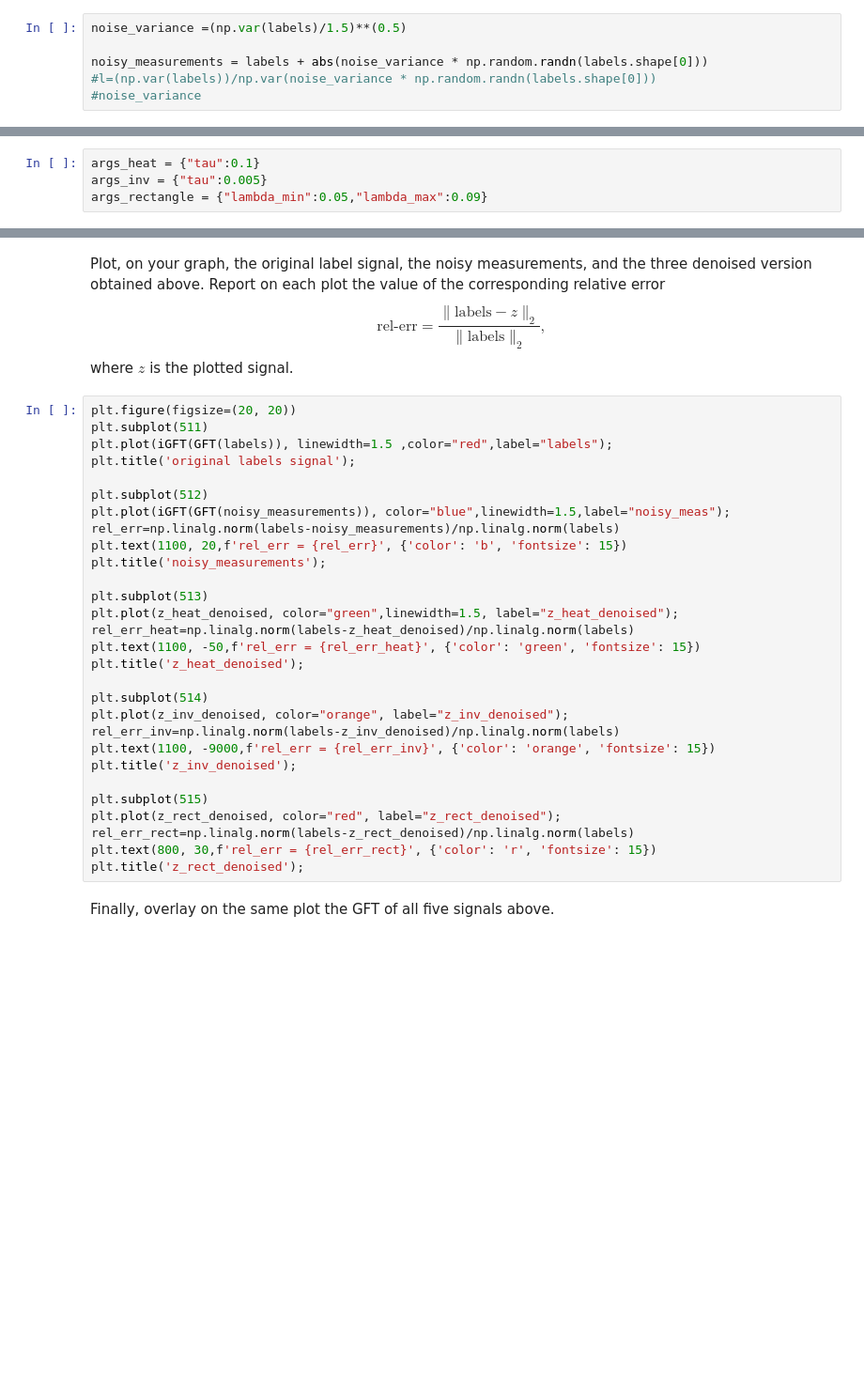
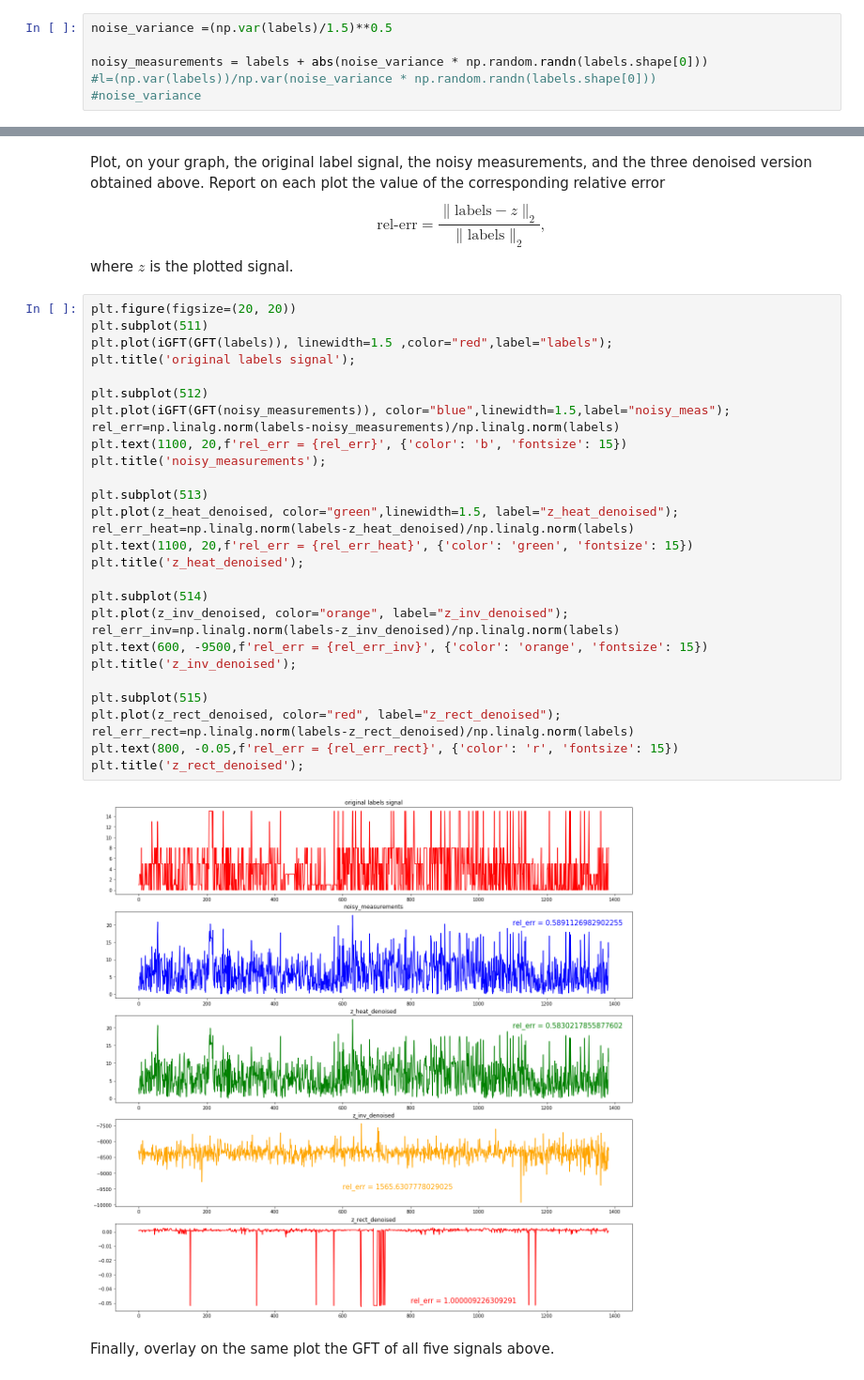
Before and after one commit to swouf/ntds_IMDb_team4, a Jupyter notebook: 4_graph_signal_processing.ipynb, the cells around one changed output, grey strips where cells are left out. Shown at 94% size. Saved outputs shown, nothing was run; the diff lists cells and outputs as text; blank space fills up the shorter version.

```diff
--- a/4_graph_signal_processing.ipynb
+++ b/4_graph_signal_processing.ipynb
@@ -540,7 +565,7 @@ In the cell below, set the noise variance $\sigma^2$ by making sure that the sig
 
 _Note:_ Actually, you might want to play with the noise variance here and set it to different values and see how the denoising filters behave.
 # %%
-noise_variance =(np.var(labels)/1.5)**(0.5)
+noise_variance =(np.var(labels)/1.5)**0.5
 
 noisy_measurements = labels + abs(noise_variance * np.random.randn(labels.shape[0]))
 #l=(np.var(labels))/np.var(noise_variance * np.random.randn(labels.shape[0]))
@@ -566,7 +591,3 @@ $\widehat{z^\star (l)}= \widehat{z^\star (y)}/ ( 1 + \gamma*\lambda^r) $ which i
 ### Question 11
 
 Now, denoise the noisy measurements by passing them through the filters that you implemented in Question 6. Choose the filter parameters based on the behavior of the GFT of your original label signal (this is the prior knowledge that you input to the problem).
-# %%
-args_heat = {"tau":0.1}
-args_inv = {"tau":0.005}
-args_rectangle = {"lambda_min":0.05,"lambda_max":0.09}
@@ -583,32 +608,34 @@ where $z$ is the plotted signal.
 # %%
 plt.figure(figsize=(20, 20))
 plt.subplot(511)
 plt.plot(iGFT(GFT(labels)), linewidth=1.5 ,color="red",label="labels");
 plt.title('original labels signal');
 
 plt.subplot(512)
 plt.plot(iGFT(GFT(noisy_measurements)), color="blue",linewidth=1.5,label="noisy_meas");
 rel_err=np.linalg.norm(labels-noisy_measurements)/np.linalg.norm(labels)
 plt.text(1100, 20,f'rel_err = {rel_err}', {'color': 'b', 'fontsize': 15})
 plt.title('noisy_measurements');
 
 plt.subplot(513)
 plt.plot(z_heat_denoised, color="green",linewidth=1.5, label="z_heat_denoised");
 rel_err_heat=np.linalg.norm(labels-z_heat_denoised)/np.linalg.norm(labels)
-plt.text(1100, -50,f'rel_err = {rel_err_heat}', {'color': 'green', 'fontsize': 15})
+plt.text(1100, 20,f'rel_err = {rel_err_heat}', {'color': 'green', 'fontsize': 15})
 plt.title('z_heat_denoised');
 
 plt.subplot(514)
 plt.plot(z_inv_denoised, color="orange", label="z_inv_denoised");
 rel_err_inv=np.linalg.norm(labels-z_inv_denoised)/np.linalg.norm(labels)
-plt.text(1100, -9000,f'rel_err = {rel_err_inv}', {'color': 'orange', 'fontsize': 15})
+plt.text(600, -9500,f'rel_err = {rel_err_inv}', {'color': 'orange', 'fontsize': 15})
 plt.title('z_inv_denoised');
 
 plt.subplot(515)
 plt.plot(z_rect_denoised, color="red", label="z_rect_denoised");
 rel_err_rect=np.linalg.norm(labels-z_rect_denoised)/np.linalg.norm(labels)
-plt.text(800, 30,f'rel_err = {rel_err_rect}', {'color': 'r', 'fontsize': 15})
+plt.text(800, -0.05,f'rel_err = {rel_err_rect}', {'color': 'r', 'fontsize': 15})
 plt.title('z_rect_denoised');
+# %% [output]
+[figure, added]
 # %% [markdown]
 Finally, overlay on the same plot the GFT of all five signals above.
 # %%
```
Also changed, not shown: parts of 12 cells of this notebook.
